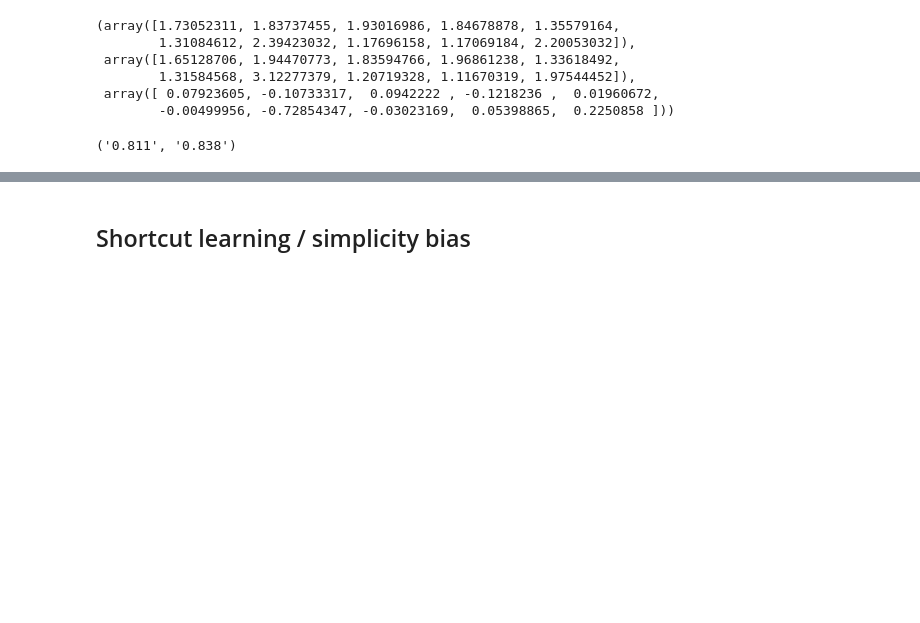
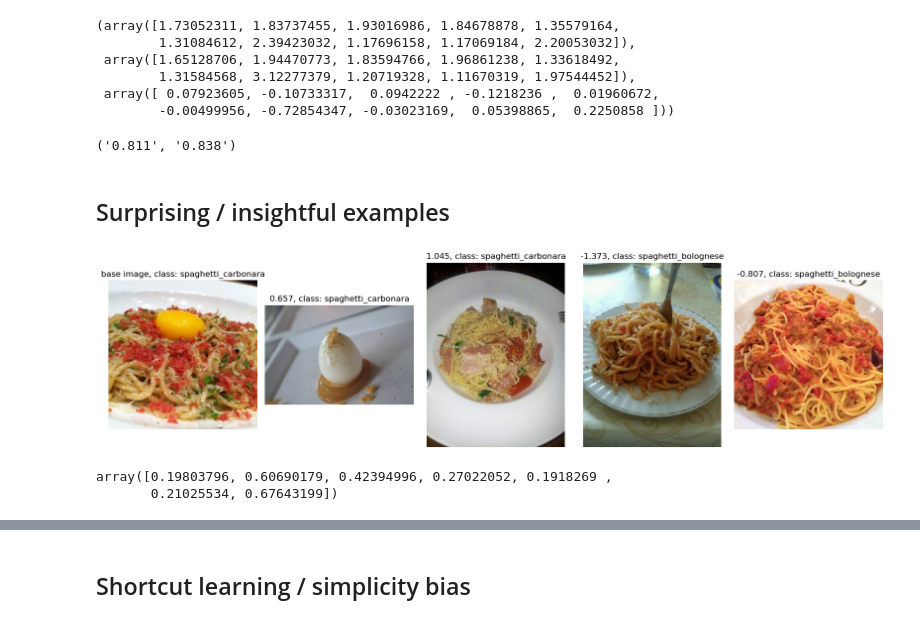
Before and after one commit to ktylus/data-attribution-using-trak, a Jupyter notebook: test.ipynb, the cells around one changed output, grey strips where cells are left out. Drawn from its saved outputs; the diff is of its cells as text; code cells hidden in the pictures; blank space fills up the shorter version.

Commit message:
visualisations/experiments

```diff
--- a/test.ipynb
+++ b/test.ipynb
@@ -310,3 +312,60 @@ def recall_for_class(model, test_dl, class_id):
 f"{recall_for_class(model, test_dl_no_shuffle, 1):.3f}", f"{recall_for_class(model_after_trak, test_dl_no_shuffle, 1):.3f}"
 # %% [output]
 ('0.811', '0.838')
+# %% [markdown]
+## Surprising / insightful examples
+# %%
+def plot_extreme_trak_examples_for_image(trak_scores, train_data, val_data, image_id, class_names):
+    image_trak_scores = trak_scores.T[image_id]
+    examples_indices_sorted_by_trak_scores = np.argsort(image_trak_scores)
+    top_2_examples_indices = examples_indices_sorted_by_trak_scores[-2:]
+    bottom_2_examples_indices = examples_indices_sorted_by_trak_scores[:2]
+    base_image = val_data[image_id][0]
+    plt.figure(figsize=(16, 12))
+    plt.subplot(3, 5, 1)
+    plt.imshow(base_image.permute(1, 2, 0).cpu().numpy())
+    plt.axis("off")
+    plt.title(f"base image, class: {class_names[val_data[image_id][1]]}")
+    for i, example_index in enumerate(top_2_examples_indices):
+        image = train_data[example_index][0]
+        score = image_trak_scores[example_index]
+        plt.subplot(3, 5, i + 2)
+        plt.imshow(image.permute(1, 2, 0).cpu().numpy())
+        plt.axis("off")
+        plt.title(f"{score:.3f}, class: {class_names[train_data[example_index][1]]}")
+    for i, example_index in enumerate(bottom_2_examples_indices):
+        image = train_data[example_index][0]
+        score = image_trak_scores[example_index]
+        plt.subplot(3, 5, i + 4)
+        plt.imshow(image.permute(1, 2, 0).cpu().numpy())
+        plt.axis("off")
+        plt.title(f"{score:.3f}, class: {class_names[train_data[example_index][1]]}")
+    plt.tight_layout()
+    plt.show()
+
+
+filtered_dataset_no_transform = ImageFolder("data/food-101/food-101/images", transform=transforms.ToTensor())
+filtered_dataset_no_transform.classes = [filtered_dataset_no_transform.classes[i] for i in chosen_indices]
+filtered_dataset_no_transform.class_to_idx = {k: i for i, k in enumerate(filtered_dataset_no_transform.classes)}
+filtered_dataset_no_transform.samples = list(filter(lambda s: s[1] in chosen_indices, filtered_dataset_no_transform.samples))
+filtered_dataset_no_transform.samples = list(map(lambda s: (s[0], new_class_idx_mapping[s[1]]), filtered_dataset_no_transform.samples))
+filtered_train_subset_no_transform, filtered_test_subset_no_transform = torch.utils.data.random_split(filtered_dataset_no_transform, [0.8, 0.2], torch.Generator().manual_seed(42))
+
+plot_extreme_trak_examples_for_image(test_scores, filtered_train_subset_no_transform, filtered_test_subset_no_transform, 6, filtered_dataset_no_transform.classes)
+
+# reminder - some images have incorrect classes on purpose in this dataset
+# like the second image on the plot for id 6
+# %% [output]
+[figure, added]
+# %%
+# the hope is that TRAK could help us in finding such images so that we could remove them
+# let's examine the mislabeled image mentioned earlier
+
+mislabeled_image_id = 4258
+
+group_alignment_scores[group_alignment_scores >= group_alignment_scores[mislabeled_image_id]]
+
+# the mislabeled image is the 7th most positively important example in the dataset, according to TRAK results - this should not be the case
+# %% [output]
+array([0.19803796, 0.60690179, 0.42394996, 0.27022052, 0.1918269 ,
+       0.21025534, 0.67643199])
```
Also changed, not shown: parts of 9 cells of this notebook.
